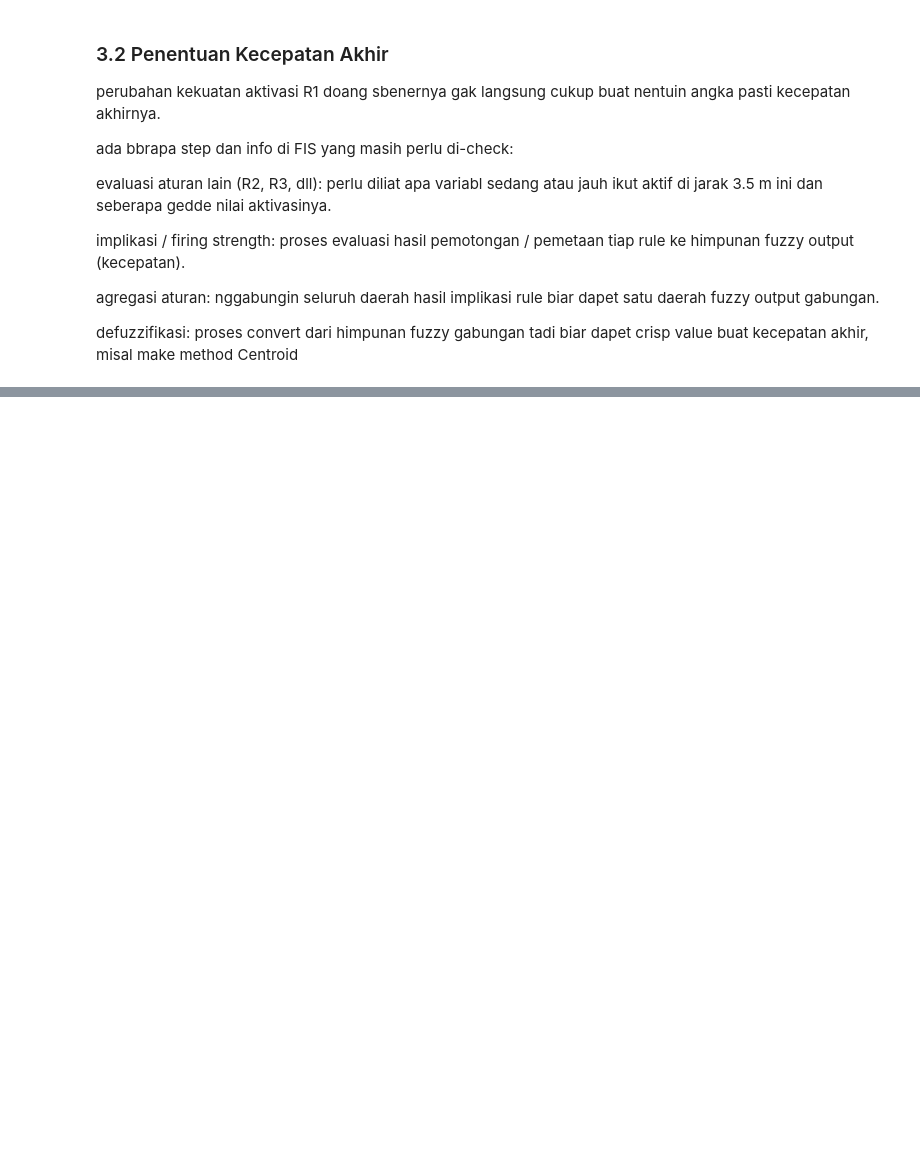
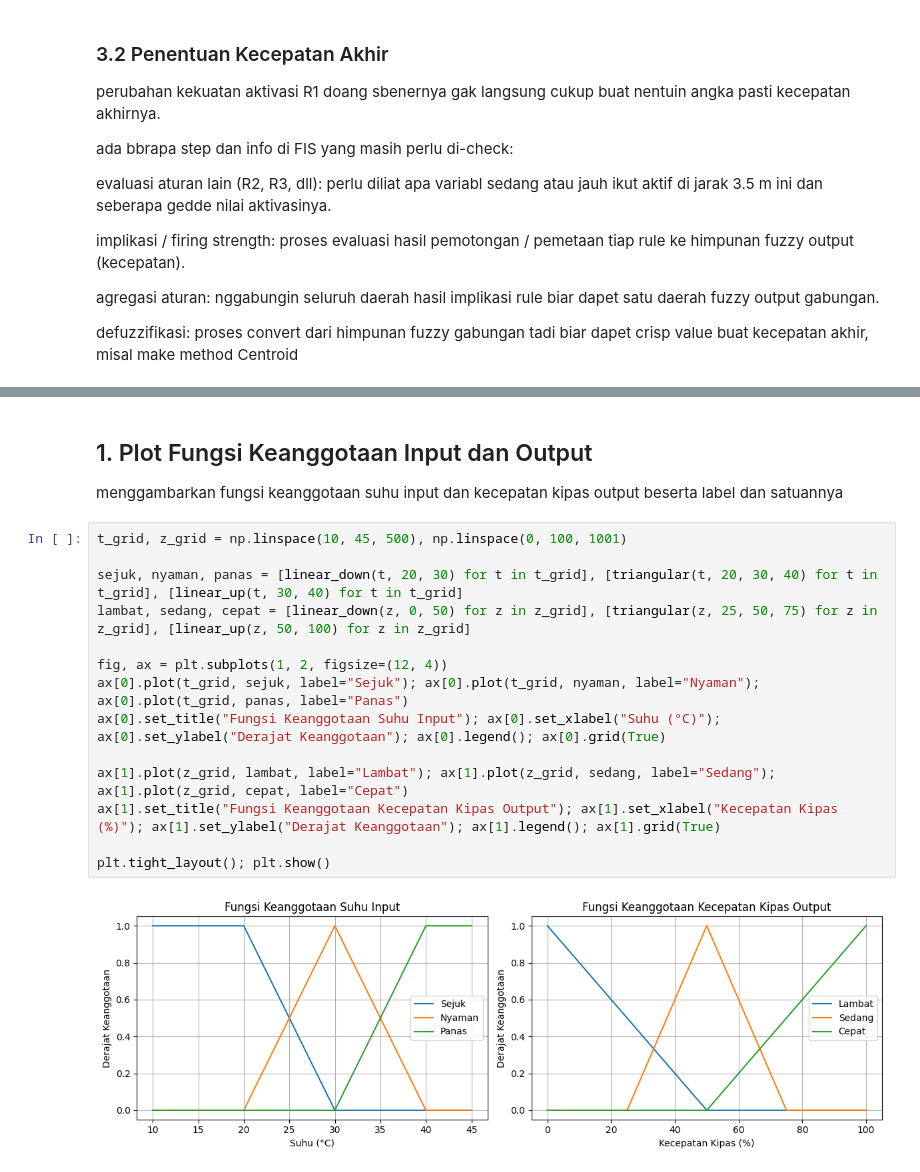
Before and after one commit to catherineapriliaharlina/Praktikum-KK, a Jupyter notebook: fuzzy-logic/Praktikum4_5054251012_CatherineApriliaHarlina.ipynb, the cells around one changed output, grey strips where cells are left out. Saved outputs shown, nothing was run; the diff lists cells and outputs as text; blank space fills up the shorter version.

```diff
--- a/fuzzy-logic/Praktikum4_5054251012_CatherineApriliaHarlina.ipynb
+++ b/fuzzy-logic/Praktikum4_5054251012_CatherineApriliaHarlina.ipynb
@@ -246,0 +308,20 @@ proses convert dari himpunan fuzzy gabungan tadi biar dapet crisp value buat kec
+# %% [markdown]
+## 1. Plot Fungsi Keanggotaan Input dan Output
+
+menggambarkan fungsi keanggotaan suhu input dan kecepatan kipas output beserta label dan satuannya
+# %%
+t_grid, z_grid = np.linspace(10, 45, 500), np.linspace(0, 100, 1001)
+
+sejuk, nyaman, panas = [linear_down(t, 20, 30) for t in t_grid], [triangular(t, 20, 30, 40) for t in t_grid], [linear_up(t, 30, 40) for t in t_grid]
+lambat, sedang, cepat = [linear_down(z, 0, 50) for z in z_grid], [triangular(z, 25, 50, 75) for z in z_grid], [linear_up(z, 50, 100) for z in z_grid]
+
+fig, ax = plt.subplots(1, 2, figsize=(12, 4))
+ax[0].plot(t_grid, sejuk, label="Sejuk"); ax[0].plot(t_grid, nyaman, label="Nyaman"); ax[0].plot(t_grid, panas, label="Panas")
+ax[0].set_title("Fungsi Keanggotaan Suhu Input"); ax[0].set_xlabel("Suhu (°C)"); ax[0].set_ylabel("Derajat Keanggotaan"); ax[0].legend(); ax[0].grid(True)
+
+ax[1].plot(z_grid, lambat, label="Lambat"); ax[1].plot(z_grid, sedang, label="Sedang"); ax[1].plot(z_grid, cepat, label="Cepat")
+ax[1].set_title("Fungsi Keanggotaan Kecepatan Kipas Output"); ax[1].set_xlabel("Kecepatan Kipas (%)"); ax[1].set_ylabel("Derajat Keanggotaan"); ax[1].legend(); ax[1].grid(True)
+
+plt.tight_layout(); plt.show()
+# %% [output]
+[figure, added]
```
Also changed, not shown: parts of 35 cells of this notebook.
